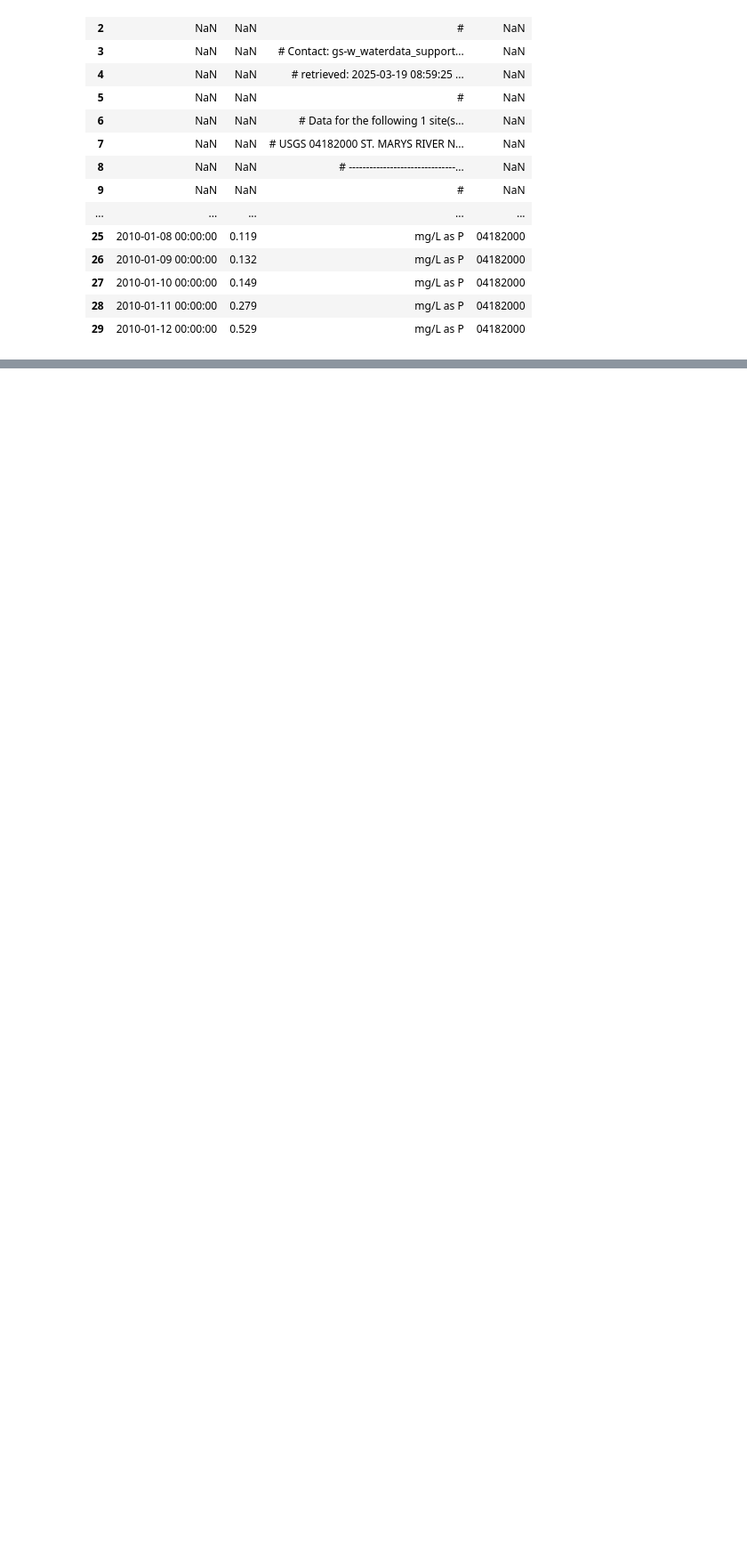
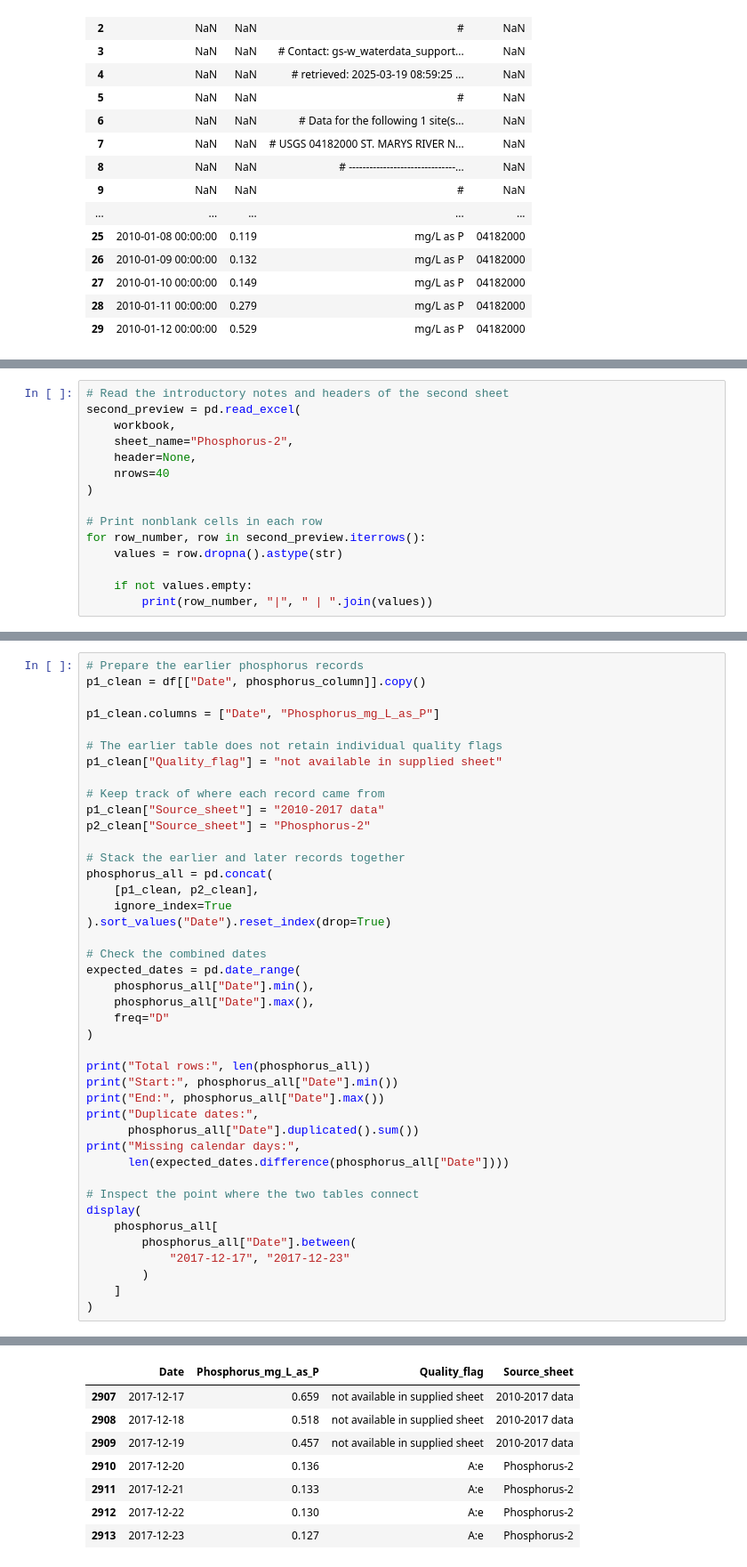
Before and after one commit to TechSphere2025/water-quality-forecasting, a Jupyter notebook: 01_understanding_data.ipynb, the cells around one changed output, grey strips where cells are left out. Shown at 89% size. Saved outputs shown, nothing was run; the diff lists cells and outputs as text; blank space fills up the shorter version.

Commit message:
Add initial data exploration and source checks 2

```diff
--- a/01_understanding_data.ipynb
+++ b/01_understanding_data.ipynb
@@ -354,0 +380,15 @@ display(source_preview)
+# %%
+# Read the introductory notes and headers of the second sheet
+second_preview = pd.read_excel(
+    workbook,
+    sheet_name="Phosphorus-2",
+    header=None,
+    nrows=40
+)
+
+# Print nonblank cells in each row
+for row_number, row in second_preview.iterrows():
+    values = row.dropna().astype(str)
+
+    if not values.empty:
+        print(row_number, "|", " | ".join(values))
@@ -354,0 +497,43 @@ display(source_preview)
+# %%
+# Prepare the earlier phosphorus records
+p1_clean = df[["Date", phosphorus_column]].copy()
+
+p1_clean.columns = ["Date", "Phosphorus_mg_L_as_P"]
+
+# The earlier table does not retain individual quality flags
+p1_clean["Quality_flag"] = "not available in supplied sheet"
+
+# Keep track of where each record came from
+p1_clean["Source_sheet"] = "2010-2017 data"
+p2_clean["Source_sheet"] = "Phosphorus-2"
+
+# Stack the earlier and later records together
+phosphorus_all = pd.concat(
+    [p1_clean, p2_clean],
+    ignore_index=True
+).sort_values("Date").reset_index(drop=True)
+
+# Check the combined dates
+expected_dates = pd.date_range(
+    phosphorus_all["Date"].min(),
+    phosphorus_all["Date"].max(),
+    freq="D"
+)
+
+print("Total rows:", len(phosphorus_all))
+print("Start:", phosphorus_all["Date"].min())
+print("End:", phosphorus_all["Date"].max())
+print("Duplicate dates:",
+      phosphorus_all["Date"].duplicated().sum())
+print("Missing calendar days:",
+      len(expected_dates.difference(phosphorus_all["Date"])))
+
+# Inspect the point where the two tables connect
+display(
+    phosphorus_all[
+        phosphorus_all["Date"].between(
+            "2017-12-17", "2017-12-23"
+        )
+    ]
+)
+# %% [output]
@@ -354,0 +545,8 @@ display(source_preview)
+|  | Date | Phosphorus_mg_L_as_P | Quality_flag | Source_sheet |
+| 2907 | 2017-12-17 | 0.659 | not available in supplied sheet | 2010-2017 data |
+| 2908 | 2017-12-18 | 0.518 | not available in supplied sheet | 2010-2017 data |
+| 2909 | 2017-12-19 | 0.457 | not available in supplied sheet | 2010-2017 data |
+| 2910 | 2017-12-20 | 0.136 | A:e | Phosphorus-2 |
+| 2911 | 2017-12-21 | 0.133 | A:e | Phosphorus-2 |
+| 2912 | 2017-12-22 | 0.130 | A:e | Phosphorus-2 |
+| 2913 | 2017-12-23 | 0.127 | A:e | Phosphorus-2 |
```
Also changed, not shown: parts of 7 cells of this notebook.
